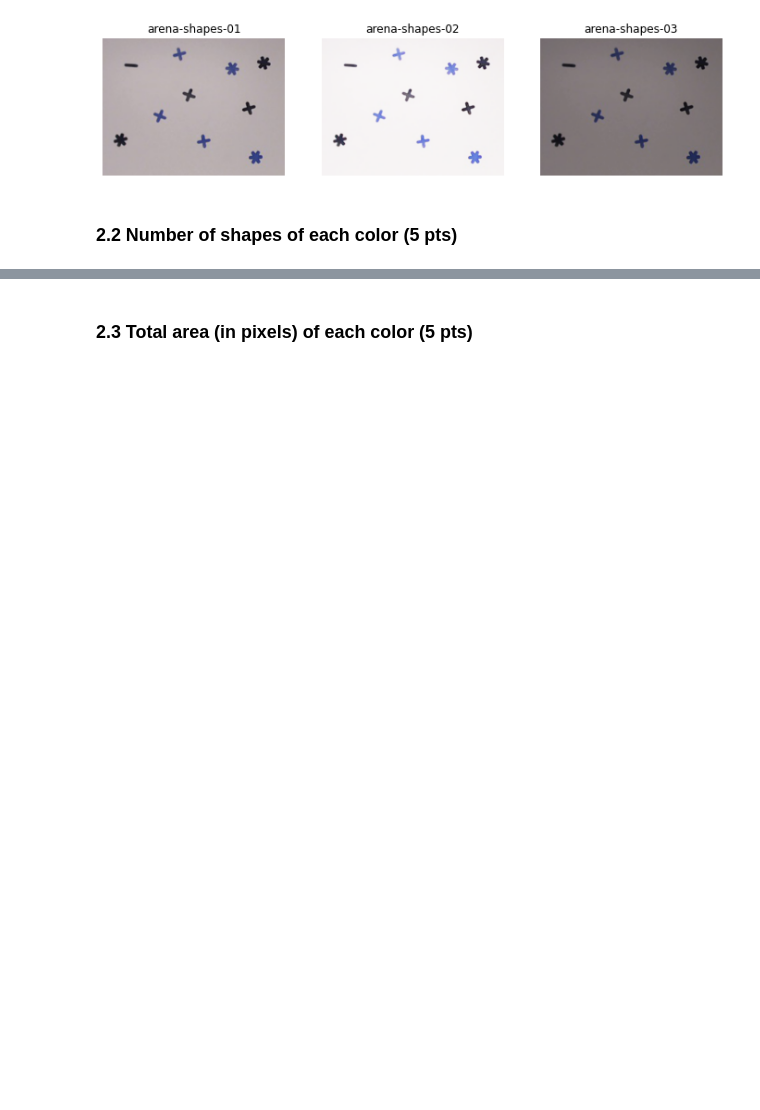
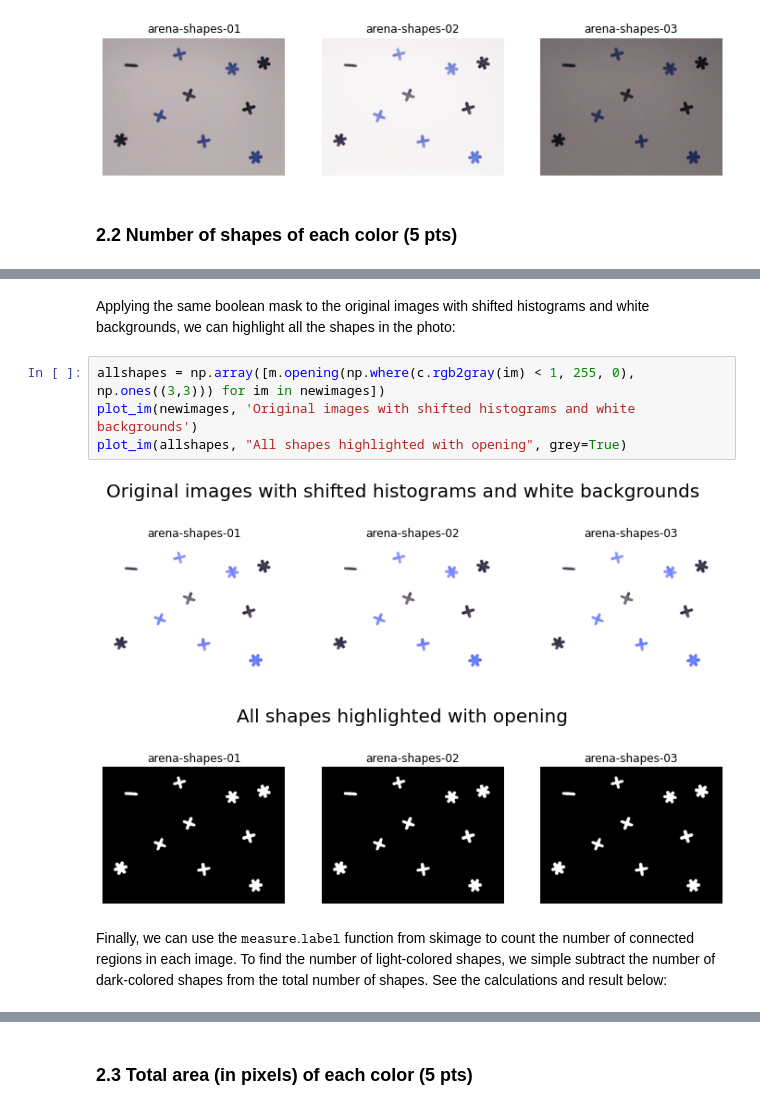
Before and after one commit to warhuus/iapr-2022, a Jupyter notebook: lab_01_segmentation.ipynb, the cells around one changed output, grey strips where cells are left out. Drawn from its saved outputs; the diff is of its cells as text; blank space fills up the shorter version.

```diff
--- a/lab_01_segmentation.ipynb
+++ b/lab_01_segmentation.ipynb
@@ -333,0 +272,11 @@ The number of light blue shapes in image 2 is 5
+# %% [markdown]
+Applying the same boolean mask to the original images with shifted histograms and white backgrounds, we can highlight all the shapes in the photo:
+# %%
+allshapes = np.array([m.opening(np.where(c.rgb2gray(im) < 1, 255, 0), np.ones((3,3))) for im in newimages])
+plot_im(newimages, 'Original images with shifted histograms and white backgrounds')
+plot_im(allshapes, "All shapes highlighted with opening", grey=True)
+# %% [output]
+[figure, added]
+[figure, added]
+# %% [markdown]
+Finally, we can use the $\texttt{measure.label}$ function from skimage to count the number of connected regions in each image. To find the number of light-colored shapes, we simple subtract the number of dark-colored shapes from the total number of shapes. See the calculations and result below:
```
Also changed, not shown: parts of 13 cells of this notebook, 8 other files.
